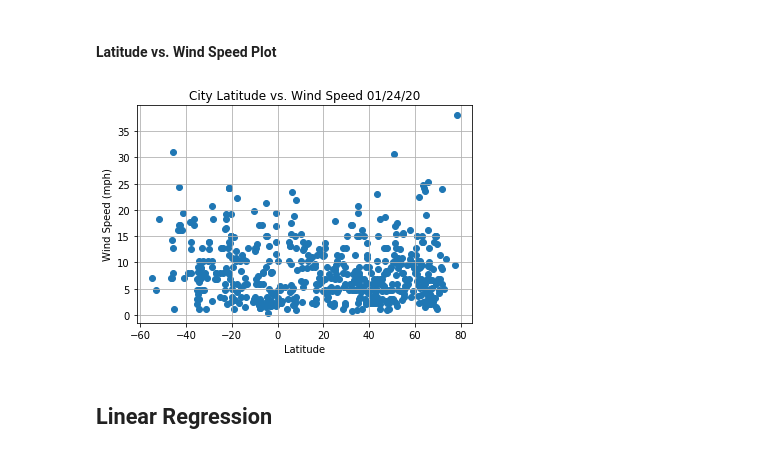
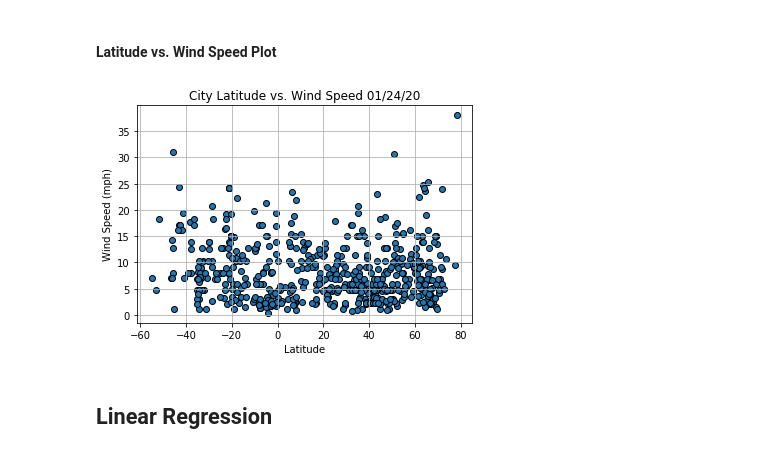
Before and after one commit to Laurie1990/python-api-challenge-1, a Jupyter notebook: WeatherPy/WeatherPy.ipynb, the cells around one changed output. Drawn from its saved outputs; the diff is of its cells as text; code cells hidden in the pictures.

```diff
--- a/WeatherPy/WeatherPy.ipynb
+++ b/WeatherPy/WeatherPy.ipynb
@@ -354,21 +354,21 @@ plt.show()
 #### Latitude vs. Wind Speed Plot
 # %%
 # Build a scatter plot for Latitude vs. Wind Speed
-plt.scatter(weather_data_values["latitude"], weather_data_values["wind_speed"], marker="o")
+plt.scatter(weather_data_values["latitude"], weather_data_values["wind_speed"], marker="o",edgecolors='black')
 
 # Incorporate the other graph properties
 plt.title(f"City Latitude vs. Wind Speed {weatherDate}")
 plt.ylabel("Wind Speed (mph)")
 plt.xlabel("Latitude")
 plt.grid(True)
 
 # Save the figure
 plt.savefig("Figures/LatitudeVsWindSpeed.png")
 
 # Show plot
 plt.show()
 # %% [output]
-[figure, old version]
+[figure, new version]
 # %%
 # # Print out the r-squared value along with the plot.
 # x_values = weather_data_values["latitude"]
```
Also changed, not shown: parts of 12 cells of this notebook, 12 other files.
